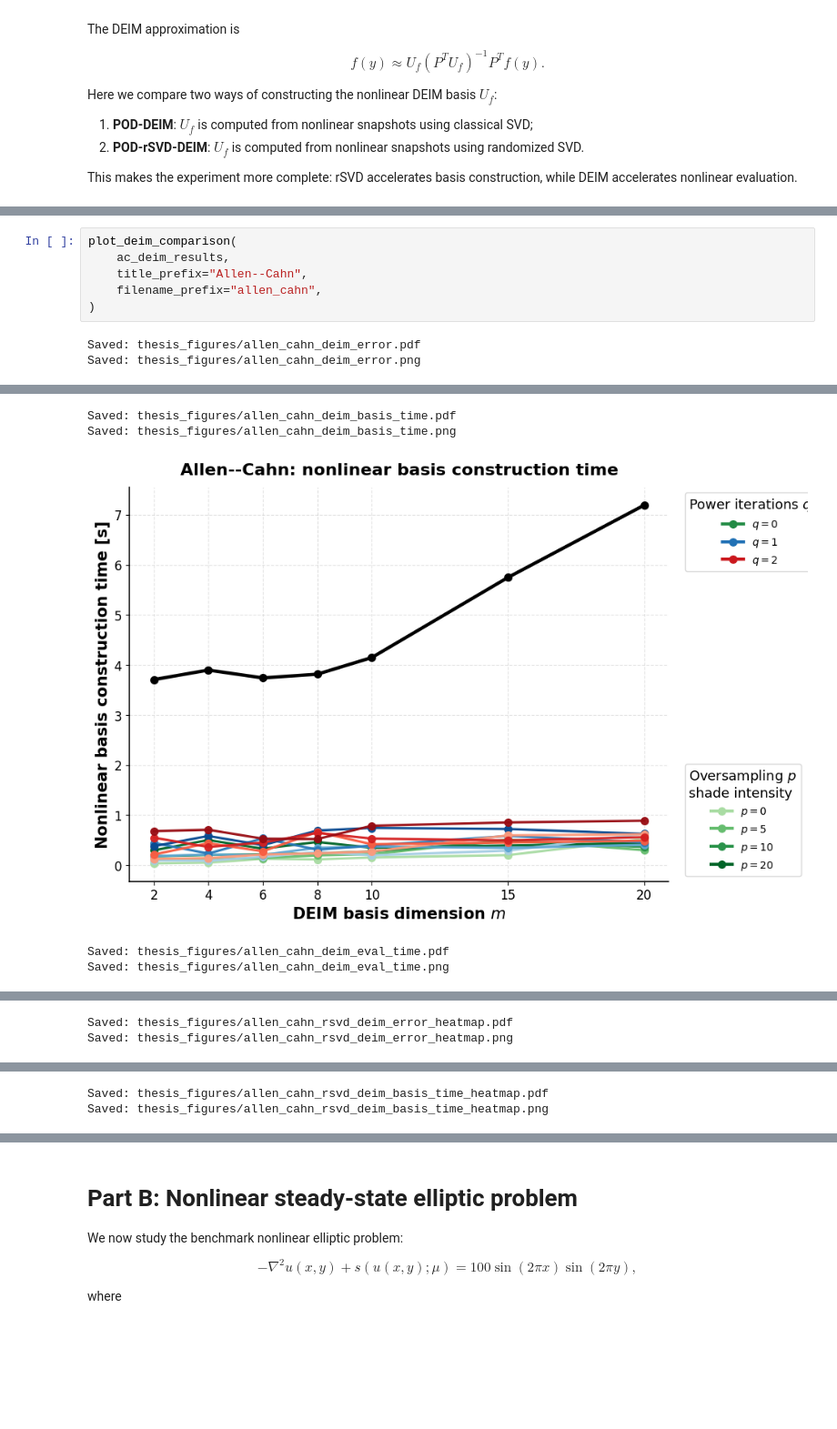
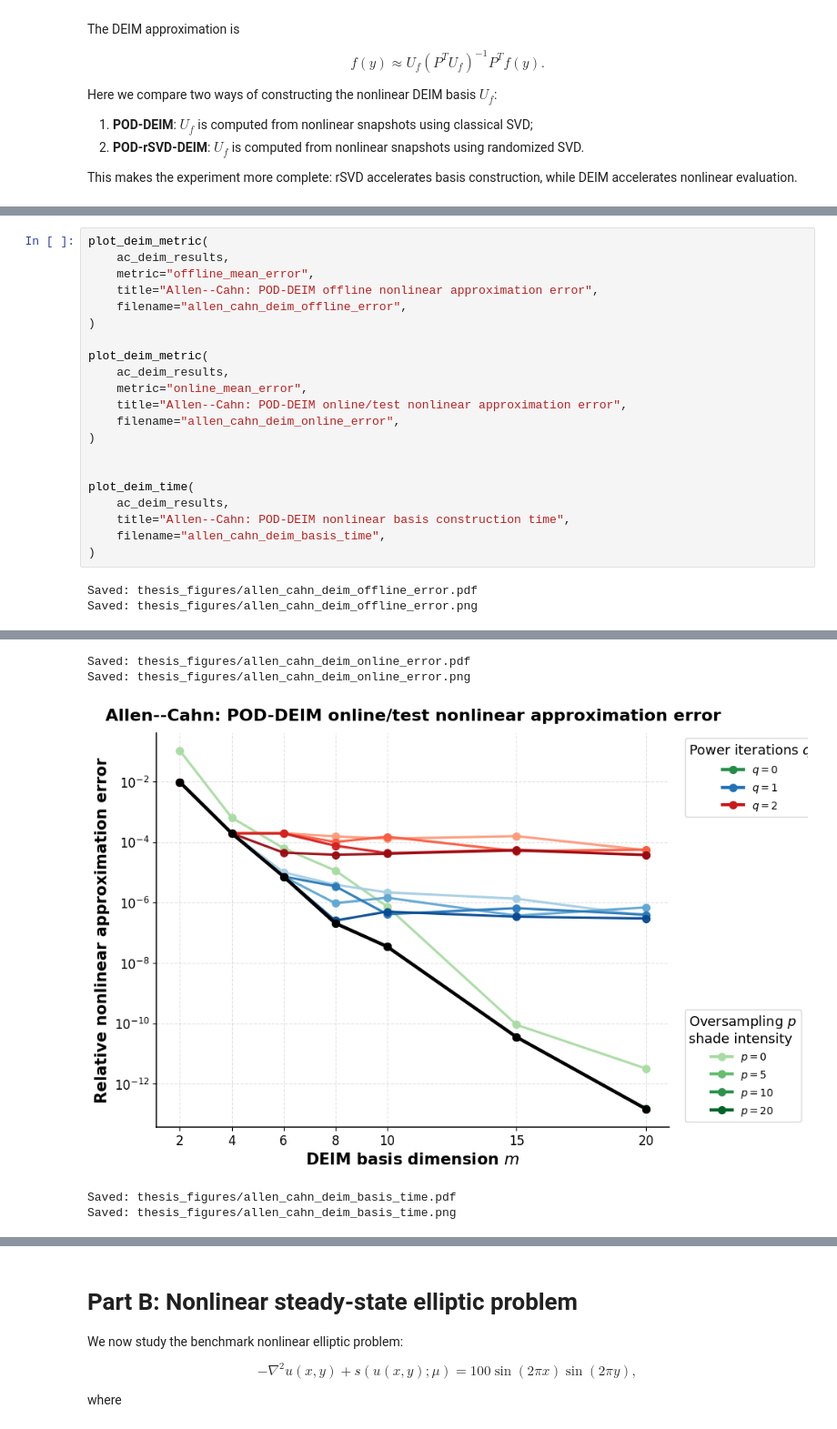
Before and after one commit to mich1803/rsvd-model-reduction, a Jupyter notebook: pde_model_reconstruction_pod_rsvd_deim_colab.ipynb, the cells around one changed output, grey strips where cells are left out. Shown at 91% size. Saved outputs shown, nothing was run; the diff lists cells and outputs as text; blank space fills up the shorter version.

```diff
--- a/pde_model_reconstruction_pod_rsvd_deim_colab.ipynb
+++ b/pde_model_reconstruction_pod_rsvd_deim_colab.ipynb
@@ -1509,9 +1313,24 @@ for row in ac_deim_results[:12]:
 # %%
-plot_deim_comparison(
+plot_deim_metric(
     ac_deim_results,
-    title_prefix="Allen--Cahn",
-    filename_prefix="allen_cahn",
+    metric="offline_mean_error",
+    title="Allen--Cahn: POD-DEIM offline nonlinear approximation error",
+    filename="allen_cahn_deim_offline_error",
 )
+
+plot_deim_metric(
+    ac_deim_results,
+    metric="online_mean_error",
+    title="Allen--Cahn: POD-DEIM online/test nonlinear approximation error",
+    filename="allen_cahn_deim_online_error",
+)
+
+
+plot_deim_time(
+    ac_deim_results,
+    title="Allen--Cahn: POD-DEIM nonlinear basis construction time",
+    filename="allen_cahn_deim_basis_time",
+)
 # %% [output]
-Saved: thesis_figures/allen_cahn_deim_error.pdf
-Saved: thesis_figures/allen_cahn_deim_error.png
+Saved: thesis_figures/allen_cahn_deim_offline_error.pdf
+Saved: thesis_figures/allen_cahn_deim_offline_error.png
@@ -1519,5 +1338,5 @@ Saved: thesis_figures/allen_cahn_deim_error.png
-Saved: thesis_figures/allen_cahn_deim_basis_time.pdf
-Saved: thesis_figures/allen_cahn_deim_basis_time.png
+Saved: thesis_figures/allen_cahn_deim_online_error.pdf
+Saved: thesis_figures/allen_cahn_deim_online_error.png
-[figure, old version]
+[figure, new version]
-Saved: thesis_figures/allen_cahn_deim_eval_time.pdf
-Saved: thesis_figures/allen_cahn_deim_eval_time.png
+Saved: thesis_figures/allen_cahn_deim_basis_time.pdf
+Saved: thesis_figures/allen_cahn_deim_basis_time.png
@@ -1525,2 +1343,0 @@ Saved: thesis_figures/allen_cahn_deim_eval_time.png
-Saved: thesis_figures/allen_cahn_rsvd_deim_error_heatmap.pdf
-Saved: thesis_figures/allen_cahn_rsvd_deim_error_heatmap.png
@@ -1528,2 +1343,0 @@ Saved: thesis_figures/allen_cahn_rsvd_deim_error_heatmap.png
-Saved: thesis_figures/allen_cahn_rsvd_deim_basis_time_heatmap.pdf
-Saved: thesis_figures/allen_cahn_rsvd_deim_basis_time_heatmap.png
```
Also changed, not shown: parts of 20 cells of this notebook, 22 other files.
